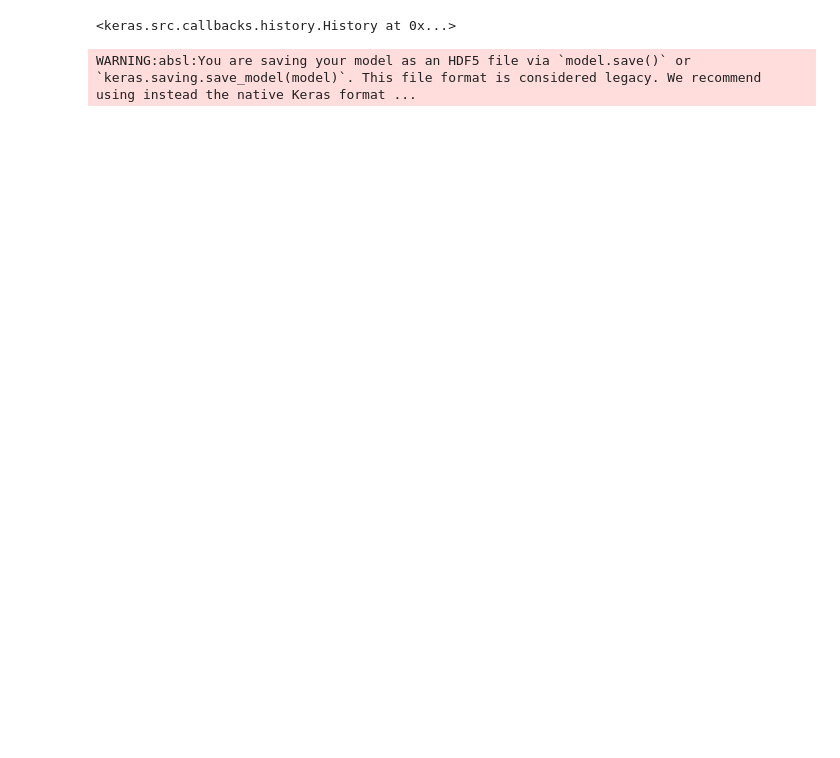
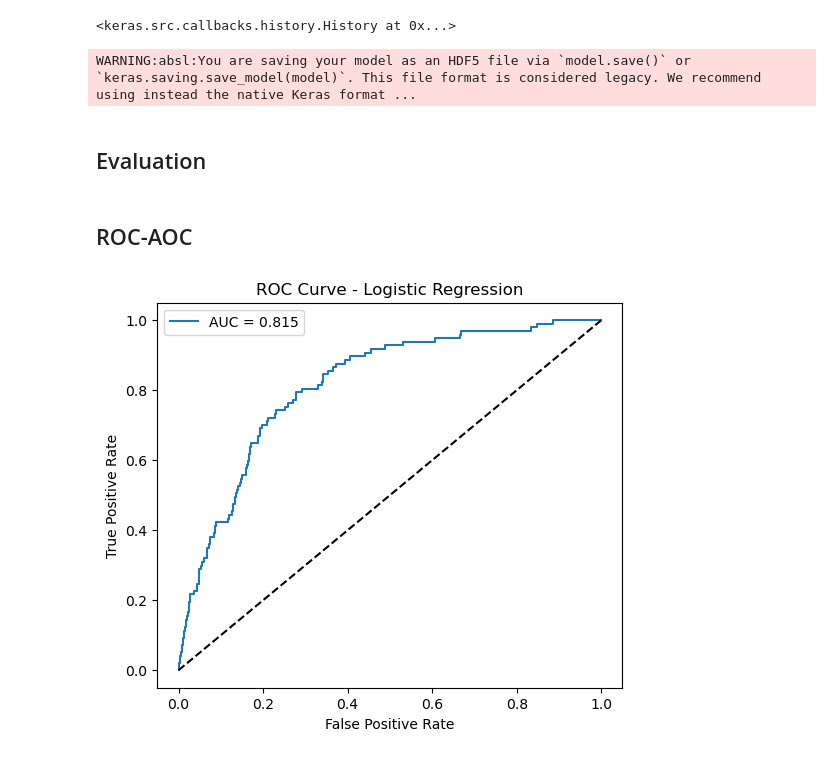
Before and after one commit to sukhadak11/Telecommunications_Churn, a Jupyter notebook: project_1.ipynb, the cells around one changed output. Saved outputs shown, nothing was run; the diff lists cells and outputs as text; code cells hidden in the pictures; blank space fills up the shorter version.

```diff
--- a/project_1.ipynb
+++ b/project_1.ipynb
@@ -389,5 +410,5 @@ log_model = LogisticRegression(class_weight='balanced', max_iter=1000,random_sta
 # %%
 # Train model
 
-log_model.fit(X_train_scaled, y_train)
+grid_log.fit(X_train_scaled, y_train)
 # %% [output]
@@ -394,0 +422,3 @@ LogisticRegression(class_weight='balanced', max_iter=1000, random_state=42)
+# %%
+best_log = grid_log.best_estimator_
+print("Best Hyperparameters:", grid_log.best_params_)
@@ -639,3 +757,45 @@ Epoch 50/50
 ann_model.save("ann_churn_model.h5")
 # %% [output]
 WARNING:absl:You are saving your model as an HDF5 file via `model.save()` or `keras.saving.save_model(model)`. This file format is considered legacy. We recommend using instead the native Keras format ...
+# %% [markdown]
+## Evaluation
+# %%
+y_pred_log = best_log.predict(X_test_scaled)
+y_prob_log = best_log.predict_proba(X_test_scaled)[:,1]
+
+y_pred_dt = best_dt.predict(X_test)
+y_prob_dt = best_dt.predict_proba(X_test)[:,1]
+
+y_pred_rf = best_rf.predict(X_test)
+y_prob_rf = best_rf.predict_proba(X_test)[:,1]
+
+y_pred_xgb = best_xgb.predict(X_test)
+y_prob_xgb = best_xgb.predict_proba(X_test)[:,1]
+
+y_pred_svm = best_svm.predict(X_test_scaled)
+y_prob_svm = best_svm.predict_proba(X_test_scaled)[:,1]
+
+y_pred_knn = knn_model.predict(X_test_scaled)
+y_prob_knn = knn_model.predict_proba(X_test_scaled)[:,1]
+
+y_pred_ada = ada_model.predict(X_test)
+y_prob_ada = ada_model.predict_proba(X_test)[:,1]
+# %% [markdown]
+## ROC-AOC
+# %%
+from sklearn.metrics import roc_curve, roc_auc_score
+import matplotlib.pyplot as plt
+
+fpr_log, tpr_log, _ = roc_curve(y_test, y_prob_log)
+roc_log = roc_auc_score(y_test, y_prob_log)
+
+plt.figure(figsize=(6,5))
+plt.plot(fpr_log, tpr_log, label=f'AUC = {roc_log:.3f}')
+plt.plot([0,1], [0,1], 'k--')
+plt.xlabel("False Positive Rate")
+plt.ylabel("True Positive Rate")
+plt.title("ROC Curve - Logistic Regression")
+plt.legend()
+plt.show()
+# %% [output]
+[figure, added]
```
Also changed, not shown: parts of 49 cells of this notebook, 5 other files.
